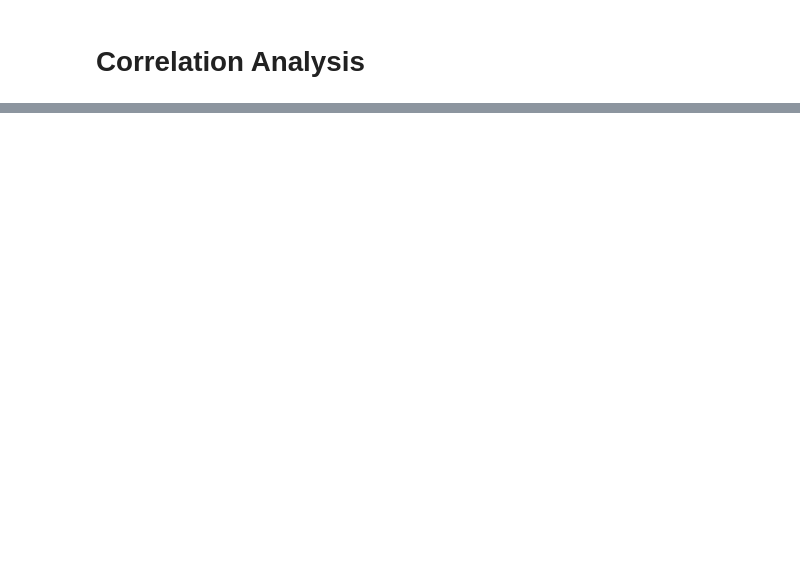
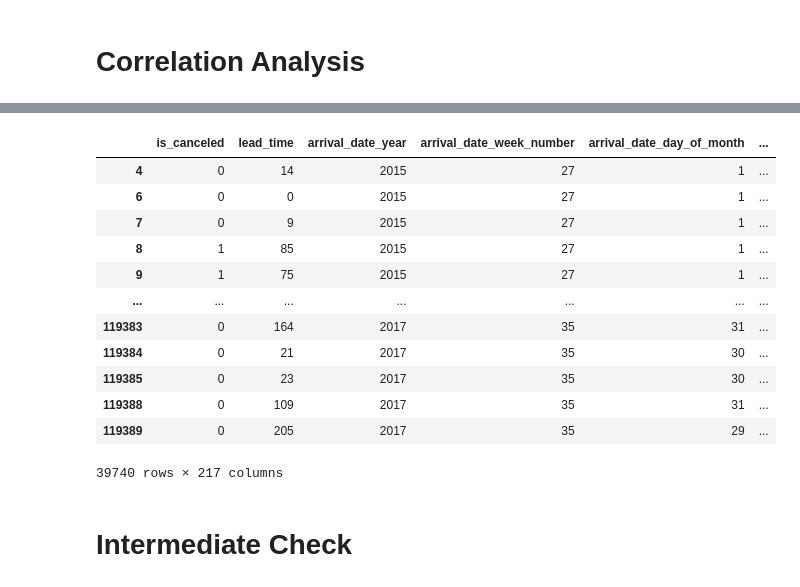
Before and after one commit to engage-deepakagarwal/machine-learning-lab, a Jupyter notebook: 3_cleaning_process.ipynb, the cells around one changed output, grey strips where cells are left out. Saved outputs shown, nothing was run; the diff lists cells and outputs as text; code cells hidden in the pictures; blank space fills up the shorter version.

```diff
--- a/3_cleaning_process.ipynb
+++ b/3_cleaning_process.ipynb
@@ -368,5 +391,3 @@ KeyError: "None of [Index(['hotel'], dtype='object')] are in the [columns]"
-# %%
-df = pd.get_dummies(df, columns=['meal'])
 # %% [markdown]
 # Correlation Analysis
 # %%
@@ -406,0 +411,11 @@ loan_data.describe()
+# %%
+# Setting the threshold
+threshold = 0.85
+# %%
+# Ensure only 1 of the highly correlated features get dropped
+to_drop = []
+for i in range(len(corr_matrix.columns)):
+    for j in range(i):
+        if abs(corr_matrix.iloc[i, j]) >= threshold:
+            colname = corr_matrix.columns[i]
+            to_drop.append(colname)
@@ -406,0 +432,21 @@ loan_data.describe()
+# %%
+# drop those columns
+df.drop(columns=to_drop, inplace=True)
+# %%
+df
+# %% [output]
+|  | is_canceled | lead_time | arrival_date_year | arrival_date_week_number | arrival_date_day_of_month | ... |
+| 4 | 0 | 14 | 2015 | 27 | 1 | ... |
+| 6 | 0 | 0 | 2015 | 27 | 1 | ... |
+| 7 | 0 | 9 | 2015 | 27 | 1 | ... |
+| 8 | 1 | 85 | 2015 | 27 | 1 | ... |
+| 9 | 1 | 75 | 2015 | 27 | 1 | ... |
+| ... | ... | ... | ... | ... | ... | ... |
+| 119383 | 0 | 164 | 2017 | 35 | 31 | ... |
+| 119384 | 0 | 21 | 2017 | 35 | 30 | ... |
+| 119385 | 0 | 23 | 2017 | 35 | 30 | ... |
+| 119388 | 0 | 109 | 2017 | 35 | 31 | ... |
+| 119389 | 0 | 205 | 2017 | 35 | 29 | ... |
+39740 rows × 217 columns
+# %% [markdown]
+# Intermediate Check
```
Also changed, not shown: parts of 21 cells of this notebook.
